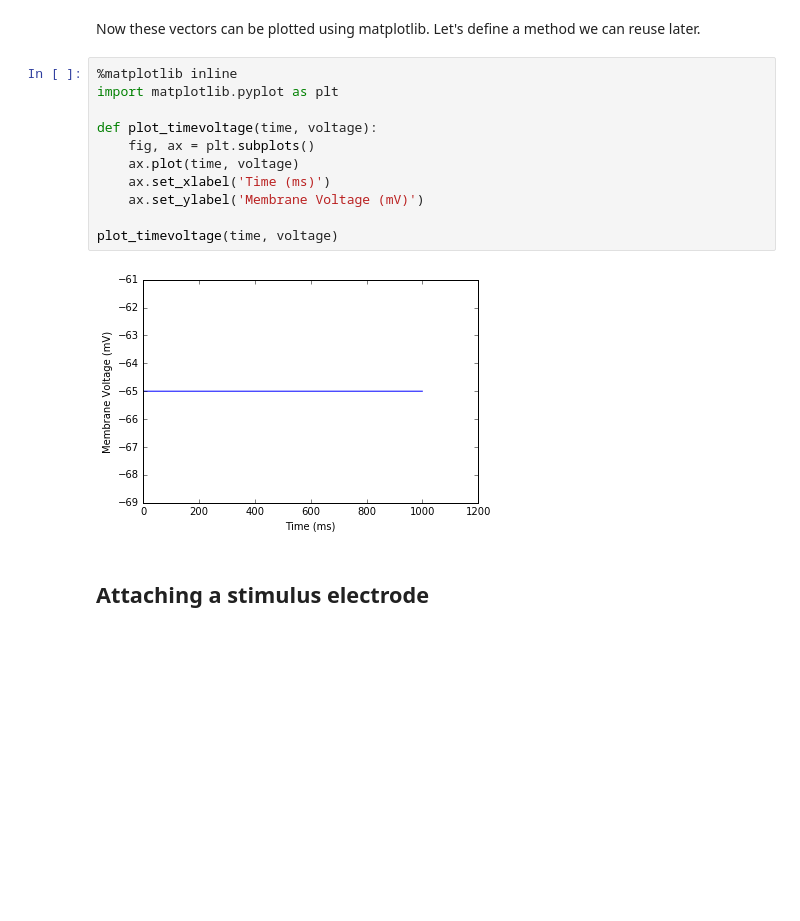
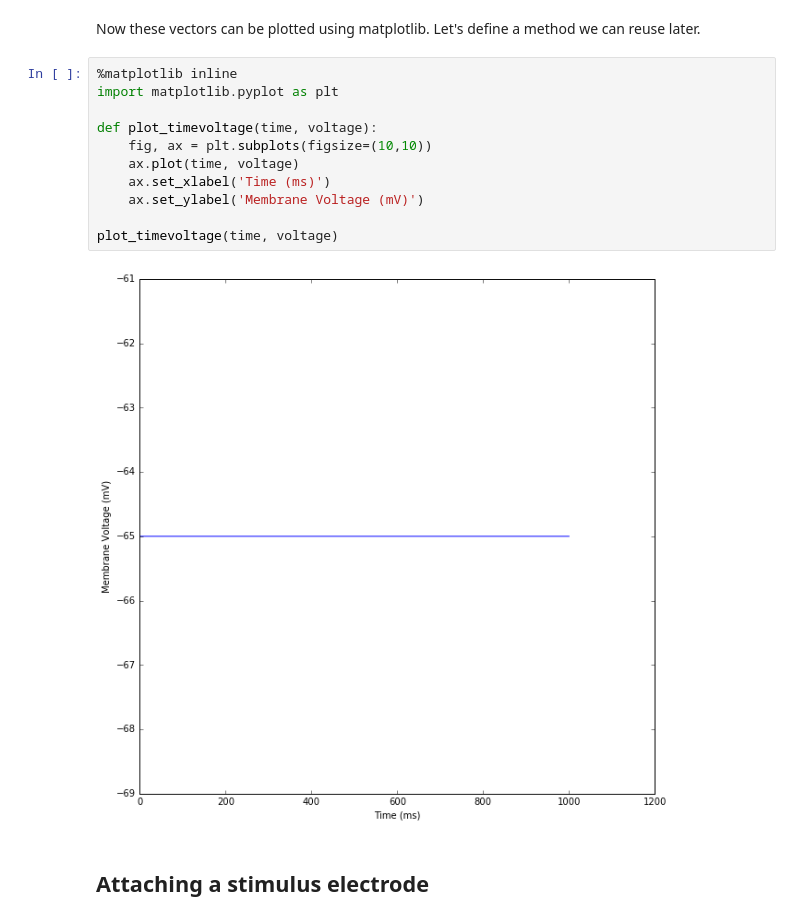
Before and after one commit to BlueBrain/SimulationTutorials, a Jupyter notebook: YRE2016/Neuron/Neuron simulator tutorial.ipynb, the cells around one changed output. Drawn from its saved outputs; the diff is of its cells as text; blank space fills up the shorter version.

```diff
--- a/YRE2016/Neuron/Neuron simulator tutorial.ipynb
+++ b/YRE2016/Neuron/Neuron simulator tutorial.ipynb
@@ -122,16 +123,16 @@ Now these vectors can be plotted using matplotlib. Let's define a method we can
 # %%
 %matplotlib inline
 import matplotlib.pyplot as plt
 
 def plot_timevoltage(time, voltage):
-    fig, ax = plt.subplots()
+    fig, ax = plt.subplots(figsize=(10,10))
     ax.plot(time, voltage)
     ax.set_xlabel('Time (ms)')
     ax.set_ylabel('Membrane Voltage (mV)')
 
 plot_timevoltage(time, voltage)
 # %% [output]
-[figure, old version]
+[figure, new version]
 # %% [markdown]
 ## Attaching a stimulus electrode
 # %% [markdown]
```
Also changed, not shown: parts of 32 cells of this notebook.
